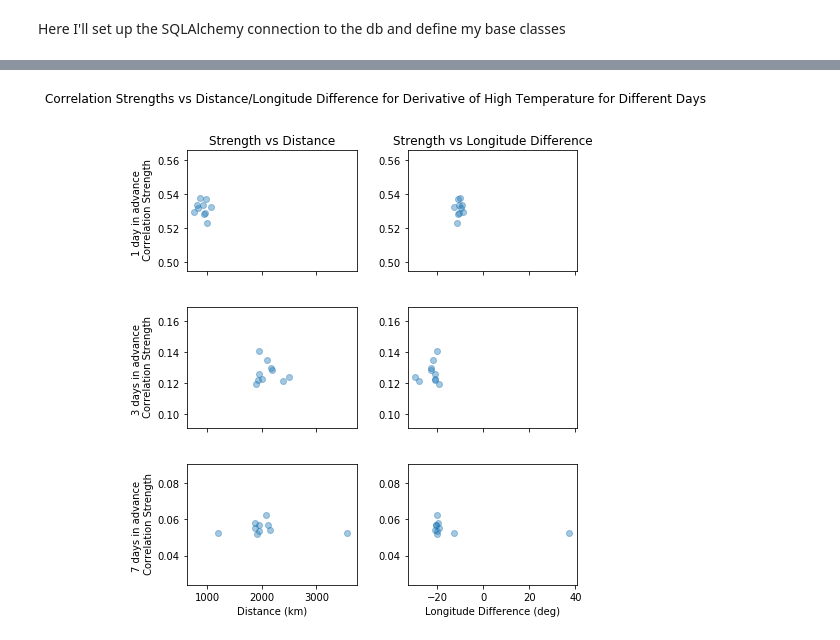
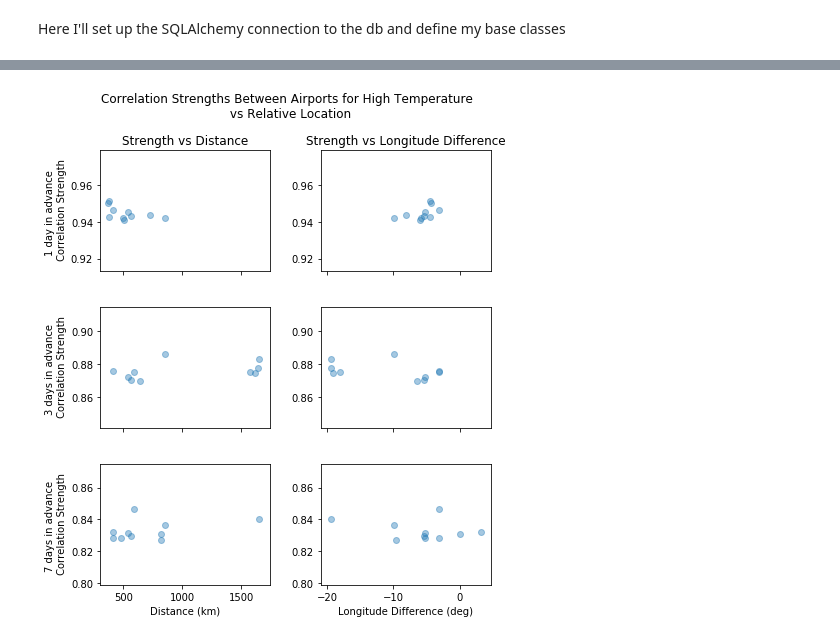
Before and after one commit to hayleybounds/bounds_ay250_homework, a Jupyter notebook: hw_5/hw_5_final.ipynb, the cells around one changed output, grey strips where cells are left out. Drawn from its saved outputs; the diff is of its cells as text; code cells hidden in the pictures.

Commit message:
altered solutions to use an additional database table to store correlations instead of numpy arrays. pushing database and csv files.

```diff
--- a/hw_5/hw_5_final.ipynb
+++ b/hw_5/hw_5_final.ipynb
@@ -20,7 +21,7 @@ import matplotlib.pyplot as plt
 # %% [markdown]
 Here I'll set up the SQLAlchemy connection to the db and define my base classes
 # %%
-engine = create_engine('sqlite:///final1.db')
+engine = create_engine('sqlite:///final3.db')
 metadata = MetaData()
 Base = declarative_base()
 # %%
@@ -48,6 +49,22 @@ class AirportWeather(Base):
     precipitation = Column(Float)
     events = Column(String)
     aid = Column(Integer, ForeignKey('airports.id'))
+
+
+class Correlation(Base):
+    __tablename__ = 'correlations'
+    id = Column(Integer, primary_key = True)
+    aid1 = Column(Integer, ForeignKey('airports.id'))
+    aid2 = Column(Integer, ForeignKey('airports.id'))
+    corr_1_adv = Column(Float)
+    corr_3_adv = Column(Float)
+    corr_7_adv = Column(Float)
+    dv_corr_1_adv = Column(Float)
+    dv_corr_3_adv = Column(Float)
+    dv_corr_7_adv = Column(Float)
+    measure = Column(String)
+    airport1 = relationship('Airport', foreign_keys = "Correlation.aid1")
+    airport2 = relationship('Airport', foreign_keys = "Correlation.aid2")
 # %%
 #actually create the session
 Base.metadata.create_all(engine)
@@ -319,51 +413,42 @@ def distance_from_long_lat(lat1, lat2, long1, long2):
 # %%
-all_corrs = [correlationsdv1[:,:,0], correlationsdv3[:,:,0], correlationsdv7[:,:,0]]
-
 f,axes = plt.subplots(3,2, sharex='col')
 plt.subplots_adjust(wspace = .3, hspace = .3)
 f.set_size_inches(7,8)
 
 axes[0,0].set_title('Strength vs Distance')
 axes[0,1].set_title('Strength vs Longitude Difference')
 axes[0,0].set_ylabel('1 day in advance \n Correlation Strength')
 axes[1,0].set_ylabel('3 days in advance \n Correlation Strength')
 axes[2,0].set_ylabel('7 days in advance \n Correlation Strength')
 axes[2,0].set_xlabel('Distance (km)')
 axes[2,1].set_xlabel('Longitude Difference (deg)')
-plt.suptitle('Correlation Strengths vs Distance/Longitude Difference for Derivative of High Temperature for Different Days')
+plt.suptitle('Correlation Strengths Between Airports for High Temperature \n vs Relative Location')
 
-for c, curr_corr in enumerate(all_corrs):
-    #set diagonals to 0, bc cities predicting themselves isn't interesting
-    for idx in range(0,50):
-        curr_corr[idx,idx]=0
-
-    #to get top ten values, sort the indices for the flattened array
-    t=np.argsort(np.ravel(curr_corr))
-    #take the last ten values (indices for biggest numbers), and then convert back to 2D indices
-    inds = np.unravel_index(t[len(t)-10:len(t)], np.shape(curr_corr))
-
-    #get the correlations strengths
-    strengths = curr_corr[inds]
-    #then convert inds to an array for easy indices
-    inds = np.asarray(inds)
+for i in range(0,3):
+    if i==0:
+        top = session.query(Correlation).filter(Correlation.measure == 'high'). \
+            order_by(desc(Correlation.corr_1_adv)).all()[0:10]
+        strengths = [c.corr_1_adv for c in top]
+    elif i==1:
+        top = session.query(Correlation).filter(Correlation.measure == 'high'). \
+            order_by(desc(Correlation.corr_3_adv)).all()[0:10]
+        strengths = [c.corr_3_adv for c in top]
+    else:
+        top = session.query(Correlation).filter(Correlation.measure == 'high'). \
+            order_by(desc(Correlation.corr_7_adv)).all()[0:10]
+        strengths = [c.corr_7_adv for c in top]
 
     #get the distances and longitude differences between the top ten pairs
     dists = []
     longdiffs = []
-    for i in range(0,10):
-        #add one because indices are one less than ids
-        a1 = session.query(Airport). \
-                    filter(Airport.id == int(inds[0,i])+1).first()
-        a2 = session.query(Airport). \
-                    filter(Airport.id == int(inds[1,i])+1).first()
-        #print(a1.city + ' predicts ' + a2.city)
-        long1, lat1 = a1.longitude_deg, a1.latitude_deg
-        long2, lat2 = a2.longitude_deg, a2.latitude_deg
+    for c in top:
+        long1, lat1 = c.airport1.longitude_deg, c.airport1.latitude_deg
+        long2, lat2 = c.airport2.longitude_deg, c.airport2.latitude_deg
         dists.append(distance_from_long_lat(lat1, lat2, long1, long2))
         longdiffs.append(long1-long2)
 
-    axes[c,0].scatter(dists, strengths, alpha = .4)
-    axes[c,1].scatter(longdiffs, strengths, alpha = .4)
+    axes[i,0].scatter(dists, strengths, alpha = .4)
+    axes[i,1].scatter(longdiffs, strengths, alpha = .4)
 # %% [output]
-[figure, old version]
+[figure, new version]
 # %%
```
Also changed, not shown: parts of 14 cells of this notebook, 4 other files.
